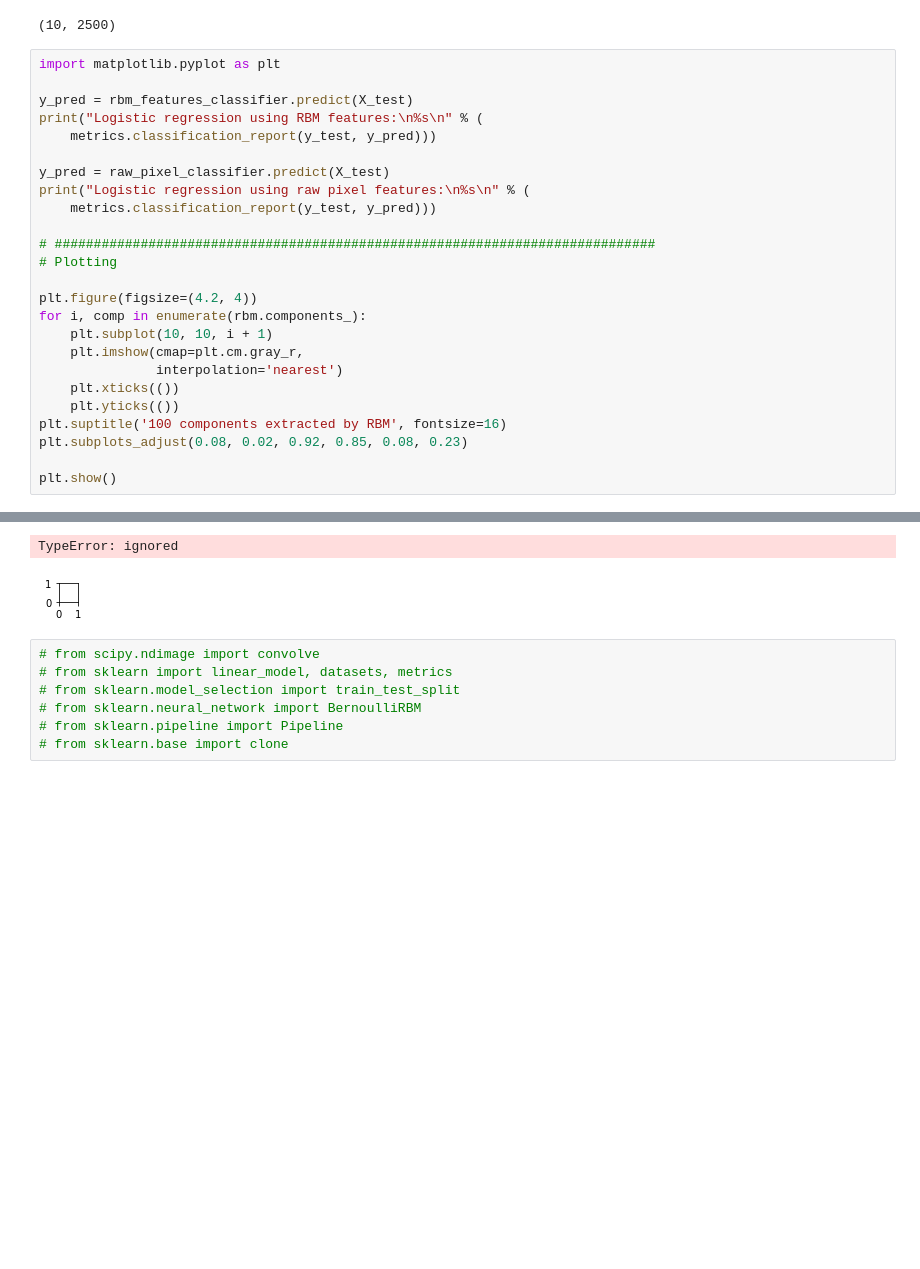
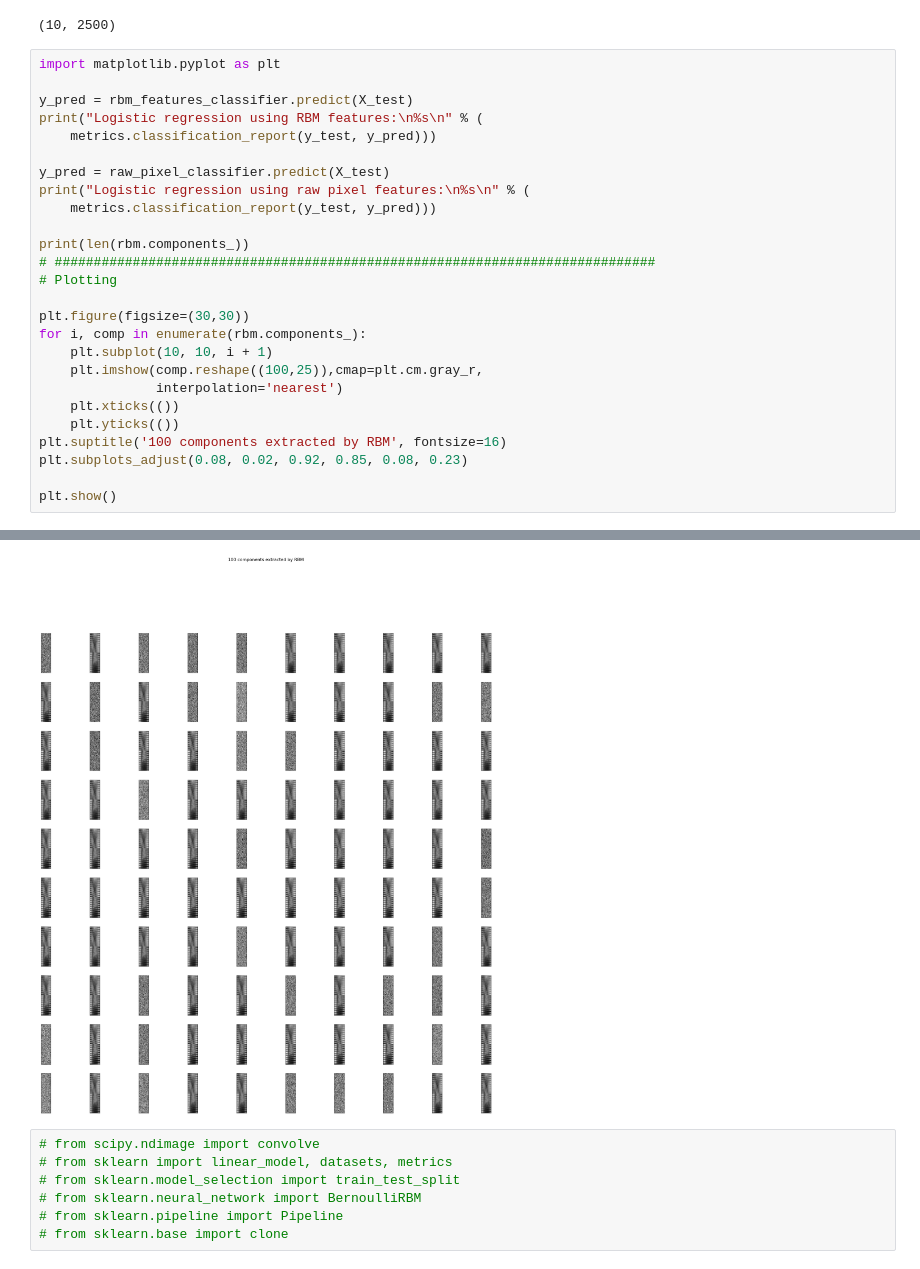
Before and after one commit to natheryinan/Claire00129, a Jupyter notebook: neural_networks_assignment.ipynb, the cells around one changed output, grey strips where cells are left out. Saved outputs shown, nothing was run; the diff lists cells and outputs as text; blank space fills up the shorter version.

```diff
--- a/neural_networks_assignment.ipynb
+++ b/neural_networks_assignment.ipynb
@@ -281,13 +277,14 @@ y_pred = raw_pixel_classifier.predict(X_test)
 print("Logistic regression using raw pixel features:\n%s\n" % (
     metrics.classification_report(y_test, y_pred)))
 
+print(len(rbm.components_))
 # #############################################################################
 # Plotting
 
-plt.figure(figsize=(4.2, 4))
+plt.figure(figsize=(30,30))
 for i, comp in enumerate(rbm.components_):
     plt.subplot(10, 10, i + 1)
-    plt.imshow(cmap=plt.cm.gray_r,
+    plt.imshow(comp.reshape((100,25)),cmap=plt.cm.gray_r,
                interpolation='nearest')
     plt.xticks(())
     plt.yticks(())
@@ -319,5 +313,4 @@ weighted avg       0.92      0.90      0.90        10
-TypeError: ignored
-[figure, old version]
+[figure, new version]
 # %%
 # from scipy.ndimage import convolve
 # from sklearn import linear_model, datasets, metrics
```
Also changed, not shown: parts of 4 cells of this notebook.
